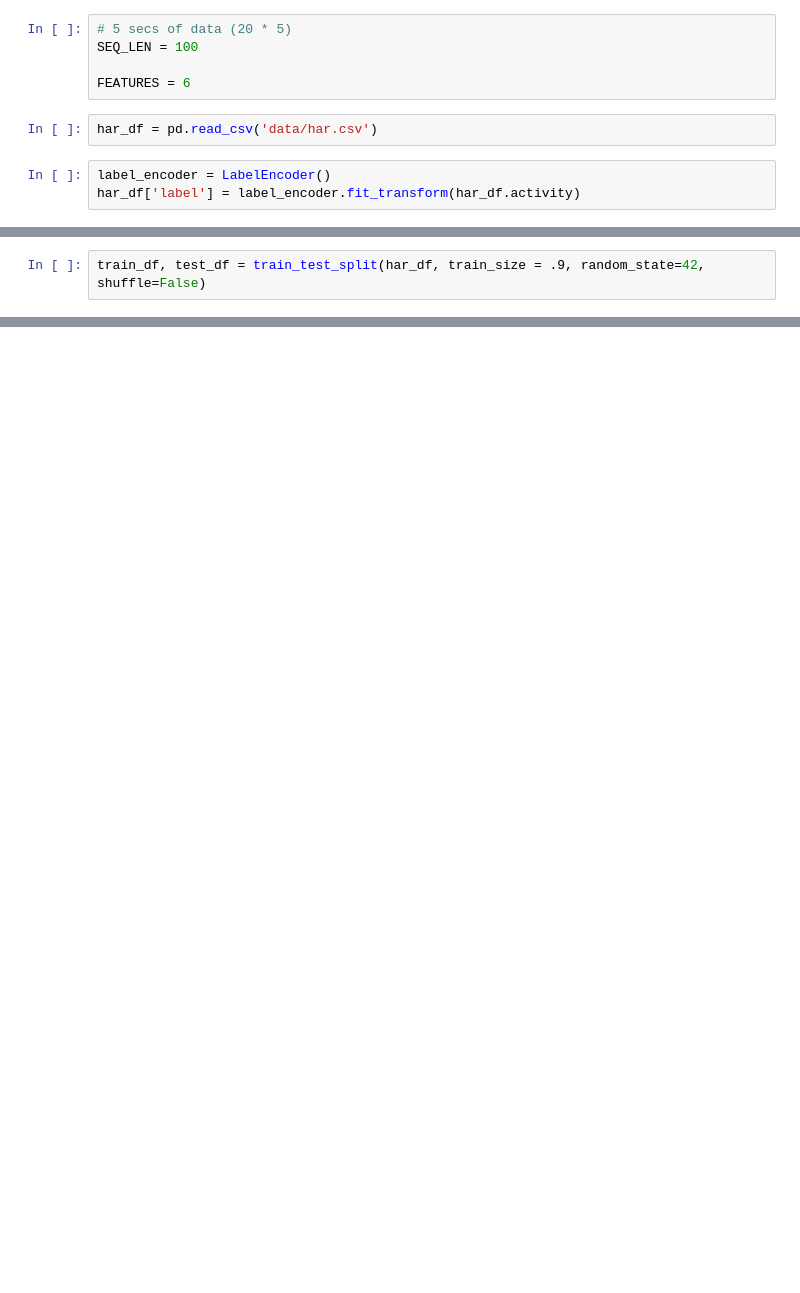
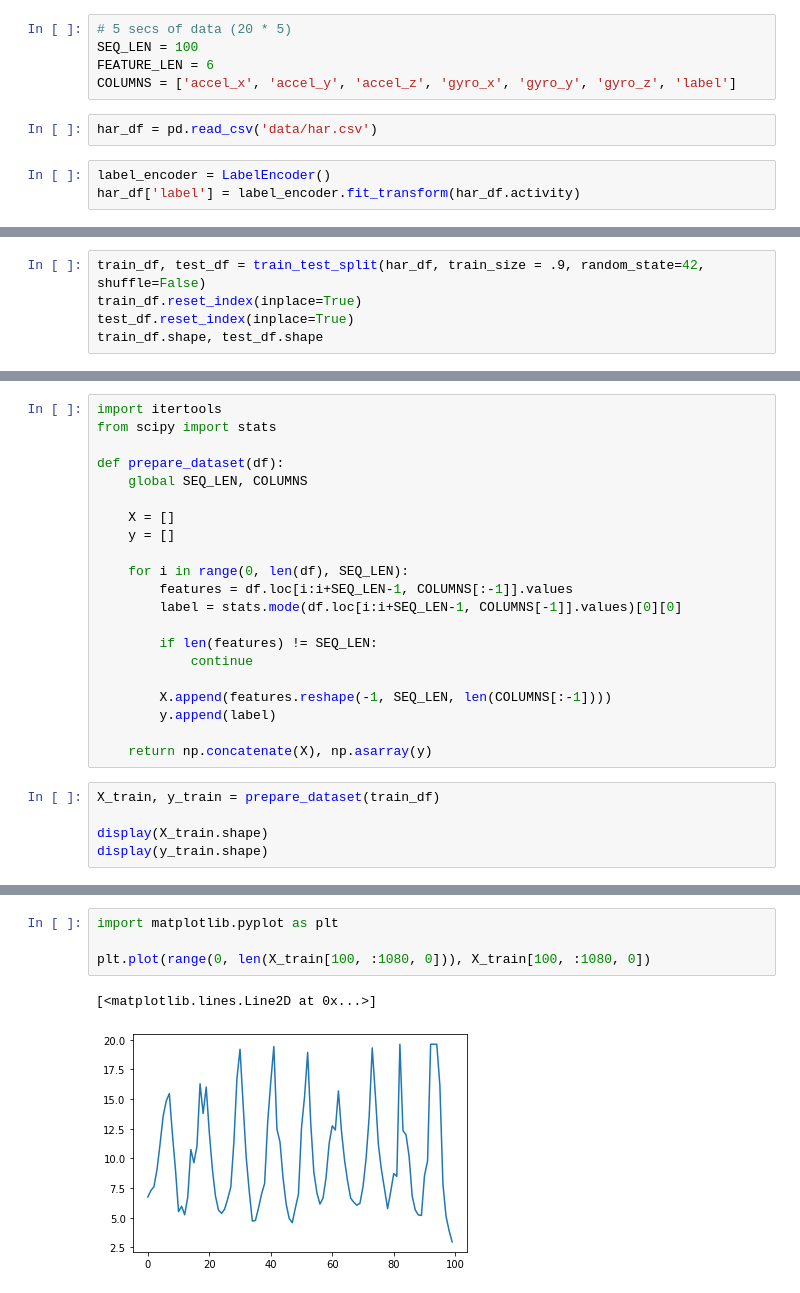
Before and after one commit to rayed-therap/human-activity-recognition-smartwartch, a Jupyter notebook: har.ipynb, the cells around one changed output, grey strips where cells are left out. Cells and saved outputs as stored; diff of their text form; blank space fills up the shorter version.

Commit message:
Prepare train and test sets

```diff
--- a/har.ipynb
+++ b/har.ipynb
@@ -6,8 +6,8 @@ from sklearn.model_selection import train_test_split
 # %%
 # 5 secs of data (20 * 5)
 SEQ_LEN = 100
-
-FEATURES = 6
+FEATURE_LEN = 6
+COLUMNS = ['accel_x', 'accel_y', 'accel_z', 'gyro_x', 'gyro_y', 'gyro_z', 'label']
 # %%
 har_df = pd.read_csv('data/har.csv')
 # %%
@@ -24,3 +24,6 @@ har_df.head()
 | 4 | 1600 | walking | 90426955696641 | 4.661511 | 0.169689 | 9.684695 | 0.073129 | 0.719431 | -0.001035 | 16 |
 # %%
 train_df, test_df = train_test_split(har_df, train_size = .9, random_state=42, shuffle=False)
+train_df.reset_index(inplace=True)
+test_df.reset_index(inplace=True)
+train_df.shape, test_df.shape
@@ -26,0 +32,26 @@ train_df, test_df = train_test_split(har_df, train_size = .9, random_state=42, s
+# %%
+import itertools
+from scipy import stats
+
+def prepare_dataset(df):
+    global SEQ_LEN, COLUMNS
+
+    X = []
+    y = []
+
+    for i in range(0, len(df), SEQ_LEN):
+        features = df.loc[i:i+SEQ_LEN-1, COLUMNS[:-1]].values
+        label = stats.mode(df.loc[i:i+SEQ_LEN-1, COLUMNS[-1]].values)[0][0]
+
+        if len(features) != SEQ_LEN:
+            continue
+
+        X.append(features.reshape(-1, SEQ_LEN, len(COLUMNS[:-1])))
+        y.append(label)
+
+    return np.concatenate(X), np.asarray(y)
+# %%
+X_train, y_train = prepare_dataset(train_df)
+
+display(X_train.shape)
+display(y_train.shape)
@@ -26,0 +84,7 @@ train_df, test_df = train_test_split(har_df, train_size = .9, random_state=42, s
+# %%
+import matplotlib.pyplot as plt
+
+plt.plot(range(0, len(X_train[100, :1080, 0])), X_train[100, :1080, 0])
+# %% [output]
+[<matplotlib.lines.Line2D at 0x...>]
+[figure, added]
```
Also changed, not shown: parts of 9 cells of this notebook.
